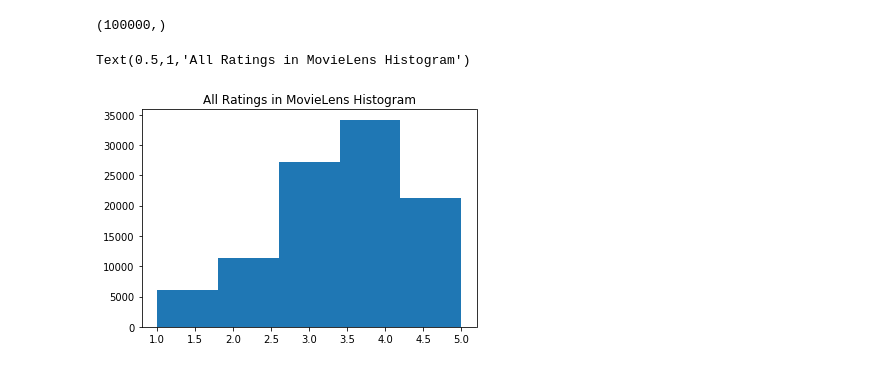
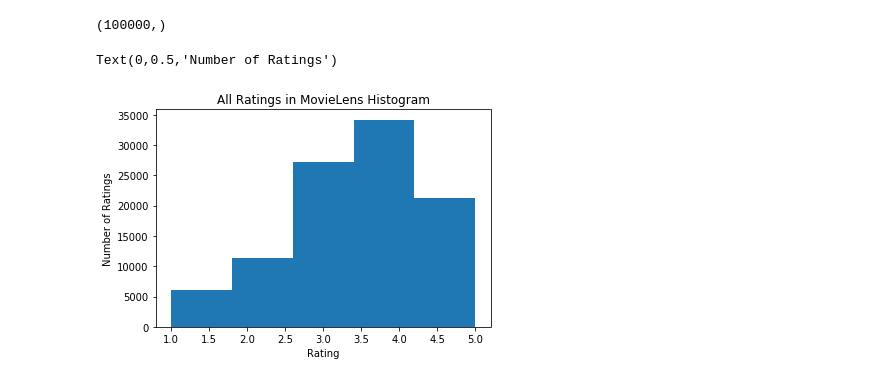
Before and after one commit to pamela-zhang/Miniproject-2-MovieLens-Visualization, a Jupyter notebook: Basic.ipynb, the cells around one changed output. Saved outputs shown, nothing was run; the diff lists cells and outputs as text; code cells hidden in the pictures.

```diff
--- a/Basic.ipynb
+++ b/Basic.ipynb
@@ -52,6 +83,8 @@ print(all_ratings.shape)
 # %%
 all_ratings_hist = plt.hist(all_ratings, bins = 5)
 plt.title('All Ratings in MovieLens Histogram')
+plt.xlabel('Rating')
+plt.ylabel('Number of Ratings')
 # %% [output]
-Text(0.5,1,'All Ratings in MovieLens Histogram')
+Text(0,0.5,'Number of Ratings')
-[figure, old version]
+[figure, new version]
```
Also changed, not shown: parts of 4 cells of this notebook.
